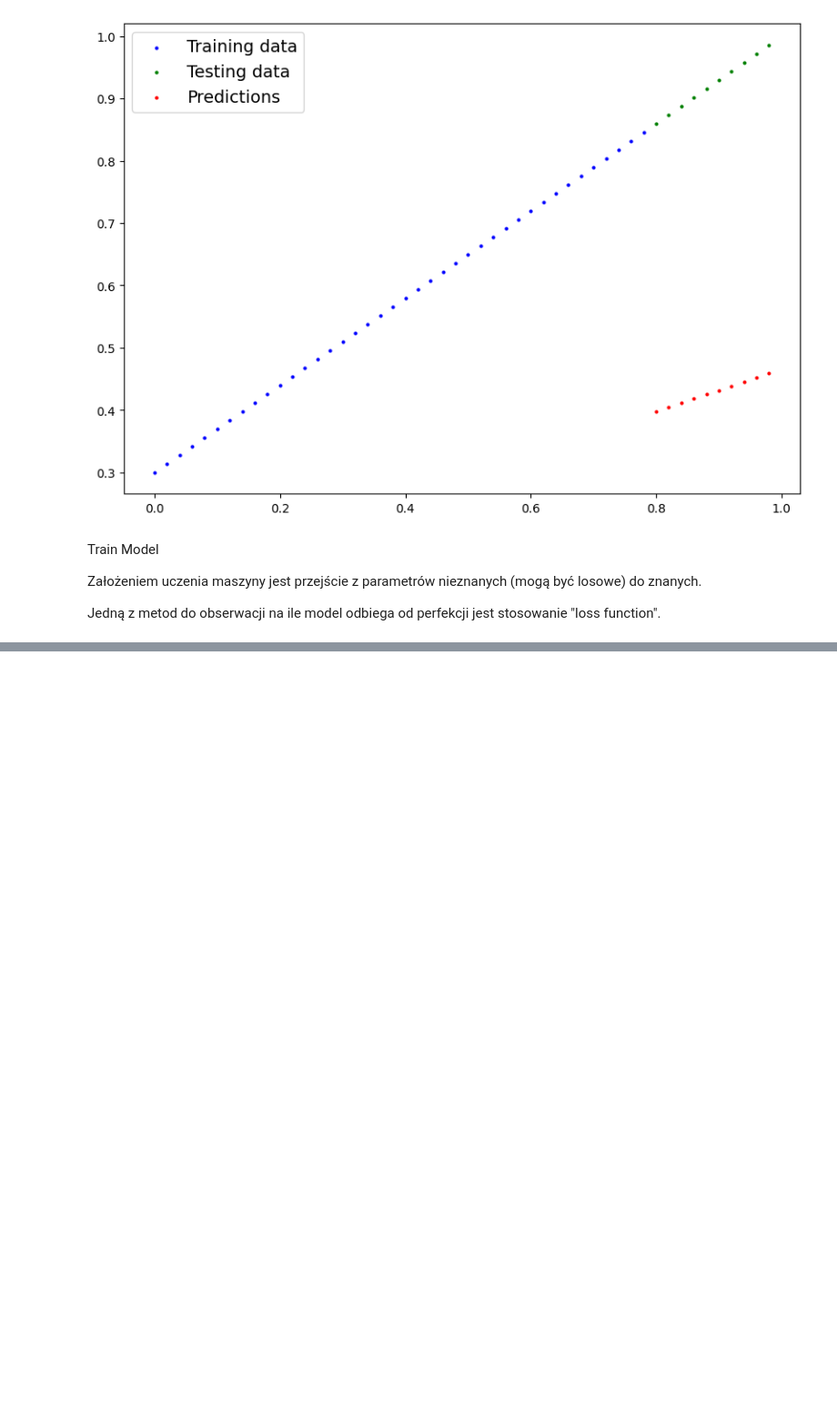
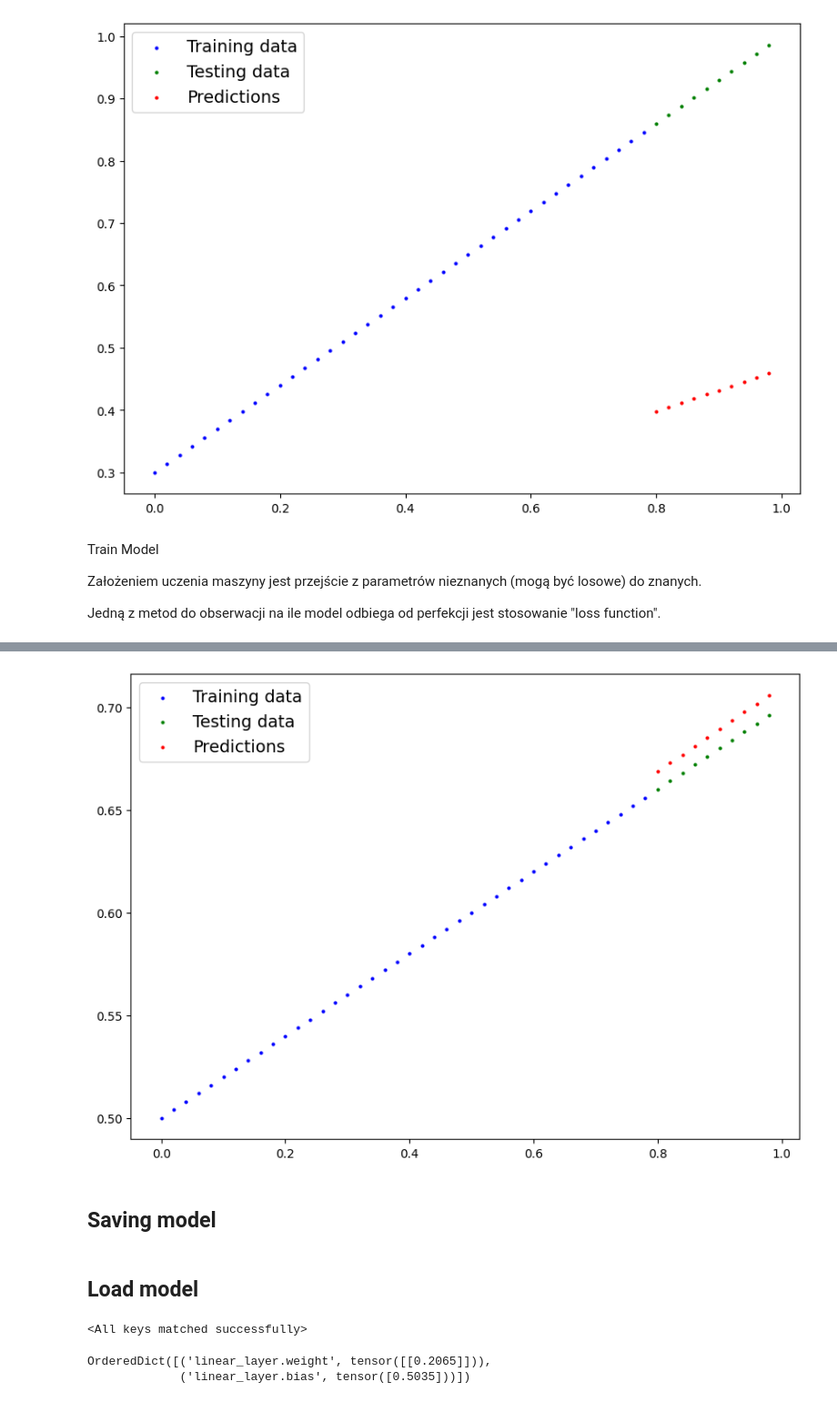
Before and after one commit to Julian268398/CNN_Tenis, a Jupyter notebook: pytorch.ipynb, the cells around one changed output, grey strips where cells are left out. Shown: that part at 91% size. Cells and saved outputs as stored; diff of their text form; code cells hidden in the pictures; blank space fills up the shorter version.

```diff
--- a/pytorch.ipynb
+++ b/pytorch.ipynb
@@ -147,0 +392,16 @@ Potrzebne do wytrenowania modelu:
+# %%
+# Create linear model class by subclassing nn.Module
+class LinearRegressionModelV2(nn.Module):
+    def __init__(self):
+        super().__init__()
+        # use nn.Linear() to create linear model parameters
+        self.linear_layer = nn.Linear(in_features=1,
+                                      out_features=1) # on one data in for one data out
+
+    def forward(self, x: torch.Tensor) -> torch.Tensor:
+        return self.linear_layer(x)
+
+# set manual seed
+torch.manual_seed(42)
+model_1 = LinearRegressionModelV2()
+model_1, model_1.state_dict()
@@ -147,0 +481,6 @@ Potrzebne do wytrenowania modelu:
+# %%
+model_1.eval()
+with torch.inference_mode():
+    y_preds = model_1(x_test)
+
+y_preds
@@ -147,0 +498,9 @@ Potrzebne do wytrenowania modelu:
+# %%
+model_1.eval()
+with torch.inference_mode():
+    y_preds = model_1(x_test)
+plot_predictions(x_train, y_train, x_test, y_test, y_preds)
+# %% [output]
+[figure, added]
+# %% [markdown]
+## Saving model
@@ -147,0 +516,13 @@ Potrzebne do wytrenowania modelu:
+# %% [markdown]
+## Load model
+# %%
+loaded_model_1 = LinearRegressionModelV2()
+loaded_model_1.load_state_dict(torch.load(MODEL_SAVE_PATH))
+# %% [output]
+<All keys matched successfully>
+# %%
+# just to check :)
+loaded_model_1.state_dict()
+# %% [output]
+OrderedDict([('linear_layer.weight', tensor([[0.2065]])),
+             ('linear_layer.bias', tensor([0.5035]))])
```
Also changed, not shown: parts of 40 cells of this notebook, 3 other files.
